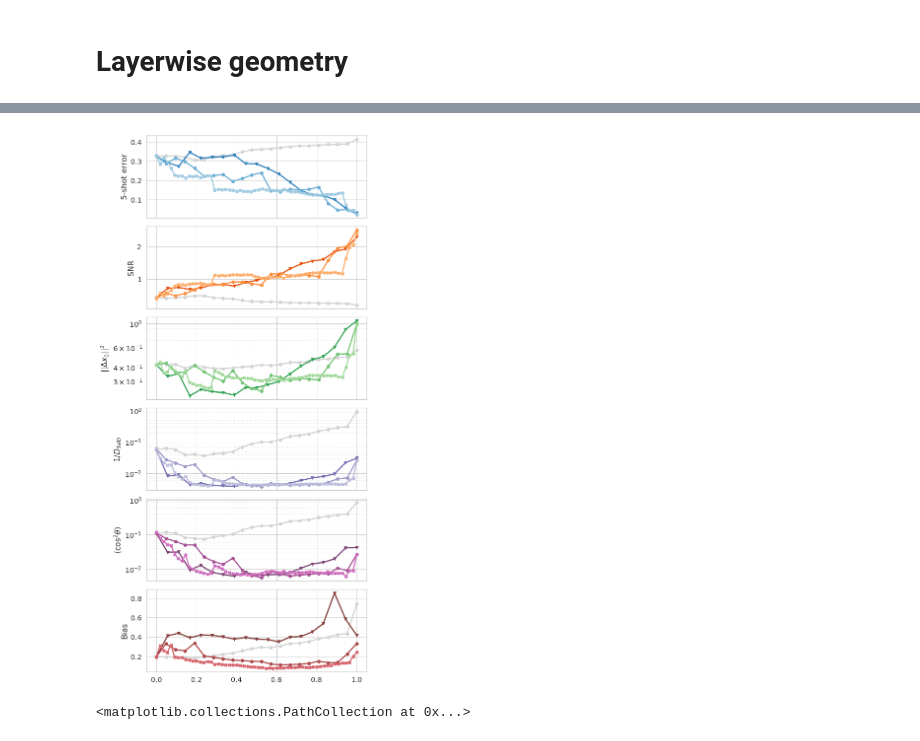
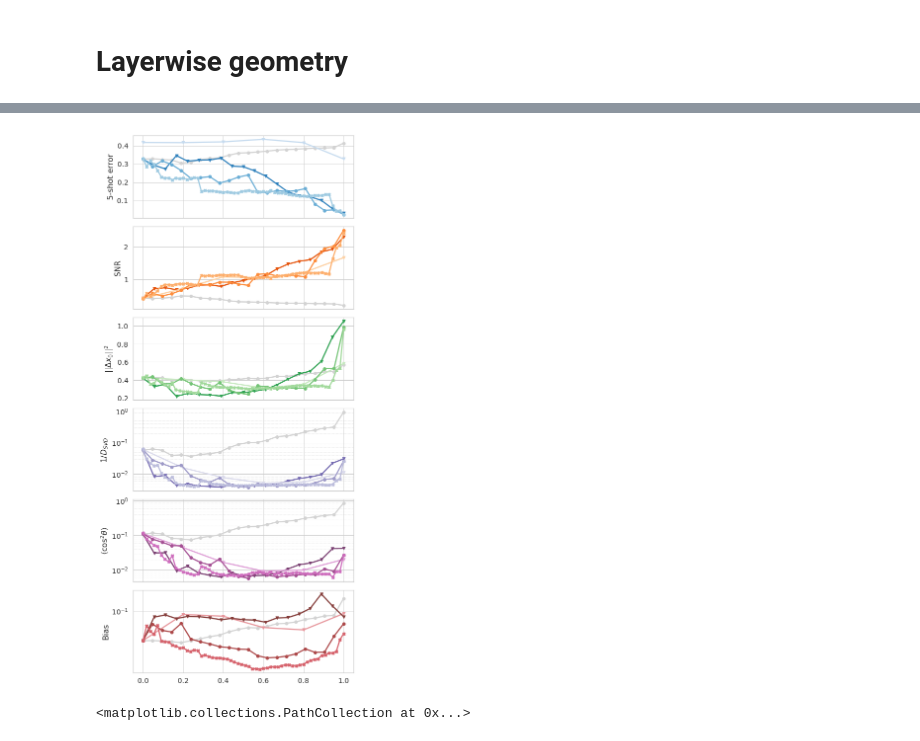
Before and after one commit to bsorsch/geometry-fewshot-learning, a Jupyter notebook: Embeddings.ipynb, the cells around one changed output, grey strips where cells are left out. Drawn from its saved outputs; the diff is of its cells as text; code cells hidden in the pictures.

```diff
--- a/Embeddings.ipynb
+++ b/Embeddings.ipynb
@@ -642,7 +633,7 @@ def load_geometry(modelname, m):
         SNRs.append(SNR)
     dist_norms = np.stack(dist_norms)
     SNRs = np.stack(SNRs)
-    bias = (Rs_all**2).sum(-1)[:,None] / (Rs_all**2).sum(-1)[:,:,None] - 1
+    bias = ((Rs_all**2).sum(-1)[:,None] / (Rs_all**2).sum(-1)[:,:,None] - 1)/m
 
     return SNRs,dist_norms,Ds_all,csa_all,err_all,bias
 # %%
@@ -651,6 +642,7 @@ SNR_un,dist_norm_un,Ds_un,csa_un,err_all_un,bias_un = load_geometry('resnet50_un
 SNR_50,dist_norm_50,Ds_50,csa_50,err_all_50,bias_50 = load_geometry('resnet50', m)
 SNR_152,dist_norm_152,Ds_152,csa_152,err_all_152,bias_152 = load_geometry('resnet152', m)
 SNR_vgg,dist_norm_vgg,Ds_vgg,csa_vgg,err_all_vgg,bias_vgg = load_geometry('vgg19', m)
+SNR_alex,dist_norm_alex,Ds_alex,csa_alex,err_all_alex,bias_alex = load_geometry('alexnet', m)
 # %%
 from scipy.special import erfc
 
@@ -659,6 +651,7 @@ def H(x):
 # %%
 xrn = np.arange(len(Ds_50)) / (len(Ds_50)-1)
 x_vgg = np.arange(len(Ds_vgg))*(len(Ds_50)-1)/(len(Ds_vgg)-1) / (len(Ds_50)-1)
+x_alex = np.arange(len(Ds_alex))*(len(Ds_50)-1)/(len(Ds_alex)-1) / (len(Ds_50)-1)
 xrn152 = np.arange(len(Ds_152))*(len(Ds_50)-1)/(len(Ds_152)-1) / (len(Ds_50)-1)
 
 m = 1
@@ -675,6 +668,7 @@ fmt_rn152 = 'X-'
 ax = plt.subplot(611)
 plt.plot(xrn,err_all_un.mean((1,2)), fmt_rn50, c='lightgrey', label='Untrained')
 plt.plot(x_vgg,err_all_vgg.mean((1,2)), fmt_vgg, c=cm[0], label='VGG19')
+plt.plot(x_alex,err_all_alex[:,~mask].mean(-1), fmt_vgg, c=cm[3], label='AlexNet')
 plt.plot(xrn,err_all_50.mean((1,2)), fmt_rn50, c=cm[1], label='ResNet50')
 plt.plot(xrn152,err_all_152.mean((1,2)), fmt_rn152, c=cm[2], label='ResNet152')
 plt.ylabel('5-shot error')
@@ -685,6 +679,7 @@ ax.xaxis.set_ticklabels([]);
 ax2 = plt.subplot(612)
 plt.plot(xrn,SNR_un[:,~mask].mean(-1), fmt_rn50, c='lightgrey', label='Untrained')
 plt.plot(x_vgg,SNR_vgg[:,~mask].mean(-1), fmt_vgg, c=cm[0+4], label='VGG19')
+plt.plot(x_alex,SNR_alex[:,~mask].mean(-1), fmt_vgg, c=cm[3+4], label='AlexNet')
 plt.plot(xrn,SNR_50[:,~mask].mean(-1), fmt_rn50, c=cm[1+4], label='ResNet50')
 plt.plot(xrn152,SNR_152[:,~mask].mean(-1), fmt_rn152, c=cm[2+4], label='ResNet152')
 plt.ylabel('SNR')
@@ -695,16 +690,18 @@ ax2.xaxis.set_ticklabels([]);
 ax3 = plt.subplot(613)
 plt.plot(xrn,dist_norm_un[:,~mask].mean(-1), fmt_rn50, c='lightgrey', label='Untrained')
 plt.plot(x_vgg,dist_norm_vgg[:,~mask].mean(-1), fmt_vgg, c=cm[0+8], label='VGG19')
+plt.plot(x_alex,dist_norm_alex[:,~mask].mean(-1), fmt_vgg, c=cm[3+8], label='AlexNet')
 plt.plot(xrn,dist_norm_50[:,~mask].mean(-1), fmt_rn50, c=cm[1+8], label='ResNet50')
 plt.plot(xrn152,dist_norm_152[:,~mask].mean(-1), fmt_rn152, c=cm[2+8], label='ResNet152')
 plt.ylabel(r'$||\Delta x_0||^2$')
-plt.yscale('log')
+# plt.yscale('log')
 ax3.xaxis.set_ticklabels([]);
 
 # Dimension
 ax4 = plt.subplot(614)
 plt.plot(xrn,1/Ds_un.mean(-1), fmt_rn50, c='lightgrey', label='Untrained')
 plt.plot(x_vgg,1/Ds_vgg.mean(-1), fmt_vgg, c=cm[0+12], label='VGG19')
+plt.plot(x_alex,1/Ds_alex.mean(-1), fmt_vgg, c=cm[3+12], label='AlexNet')
 plt.plot(xrn,1/Ds_50.mean(-1), fmt_rn50, c=cm[1+12], label='ResNet50')
 plt.plot(xrn152,1/Ds_152.mean(-1), fmt_rn152, c=cm[2+12], label='ResNet152')
 plt.ylabel(r'$1/D_{SVD}$')
@@ -716,40 +713,43 @@ ax5 = plt.subplot(615)
 cm = sns.color_palette('tab20b')
 plt.plot(xrn,csa_un[:,~mask].mean(-1), fmt_rn50, c='lightgrey', label='Untrained')
 plt.plot(x_vgg,csa_vgg[:,~mask].mean(-1), fmt_vgg, c=cm[0+16], label='VGG19')
+plt.plot(x_alex,csa_alex[:,~mask].mean(-1), fmt_vgg, c=cm[3+16], label='AlexNet')
 plt.plot(xrn,csa_50[:,~mask].mean(-1), fmt_rn50, c=cm[1+16], label='ResNet50')
 plt.plot(xrn152,csa_152[:,~mask].mean(-1), fmt_rn152, c=cm[2+16], label='ResNet152')
 plt.ylabel(r'$\langle \cos^2\theta\rangle$')
 plt.yscale('log')
 ax5.xaxis.set_ticklabels([]);
 
 # Bias
 ax6 = plt.subplot(616)
 plt.plot(xrn,np.maximum(bias_un,np.swapaxes(bias_un,1,2))[:,~mask].mean(-1),
          fmt_rn50, c='lightgrey', label='Untrained')
+plt.plot(x_alex,np.maximum(bias_alex,np.swapaxes(bias_alex,1,2))[:,~mask].mean(-1),
+         fmt_vgg, c=cm[3+12], label='AlexNet')
 plt.plot(x_vgg,np.maximum(bias_vgg,np.swapaxes(bias_vgg,1,2))[:,~mask].mean(-1),
-         fmt_vgg, c=cm[0+12], label='VGG19')
+         fmt_vgg, c=cm[0+12], label='AlexNet')
 plt.plot(xrn,np.maximum(bias_50,np.swapaxes(bias_50,1,2))[:,~mask].mean(-1),
          fmt_rn50, c=cm[1+12], label='ResNet50')
 plt.plot(xrn152,np.maximum(bias_152,np.swapaxes(bias_152,1,2))[:,~mask].mean(-1),
          fmt_rn152, c=cm[2+12], label='ResNet152')
 plt.ylabel('Bias')
-# plt.yscale('log')
+plt.yscale('log')
 
 # Major ticks every 20, minor ticks every 5
 major_ticks = np.arange(0, len(Ds_152), 5)
 minor_ticks = np.arange(0, len(Ds_152))
 
 # And a corresponding grid
 ax2.grid(which='minor')
 ax2.grid(which='minor', linestyle=':', alpha=0.5)
 ax3.grid(which='minor', linestyle=':', alpha=0.5)
 ax4.grid(which='minor', linestyle=':', alpha=0.5)
 ax5.grid(which='minor', linestyle=':', alpha=0.5)
 
 plt.subplots_adjust(wspace=0, hspace=0.1)
 # plt.savefig('images/layerwise.pdf')
 # %% [output]
-[figure, old version]
+[figure, new version]
 # %%
 plt.scatter(bias_vgg[-1].ravel(), bias_152[-1].ravel())
 # %% [output]
```
Also changed, not shown: parts of 15 cells of this notebook, 2 other files.
